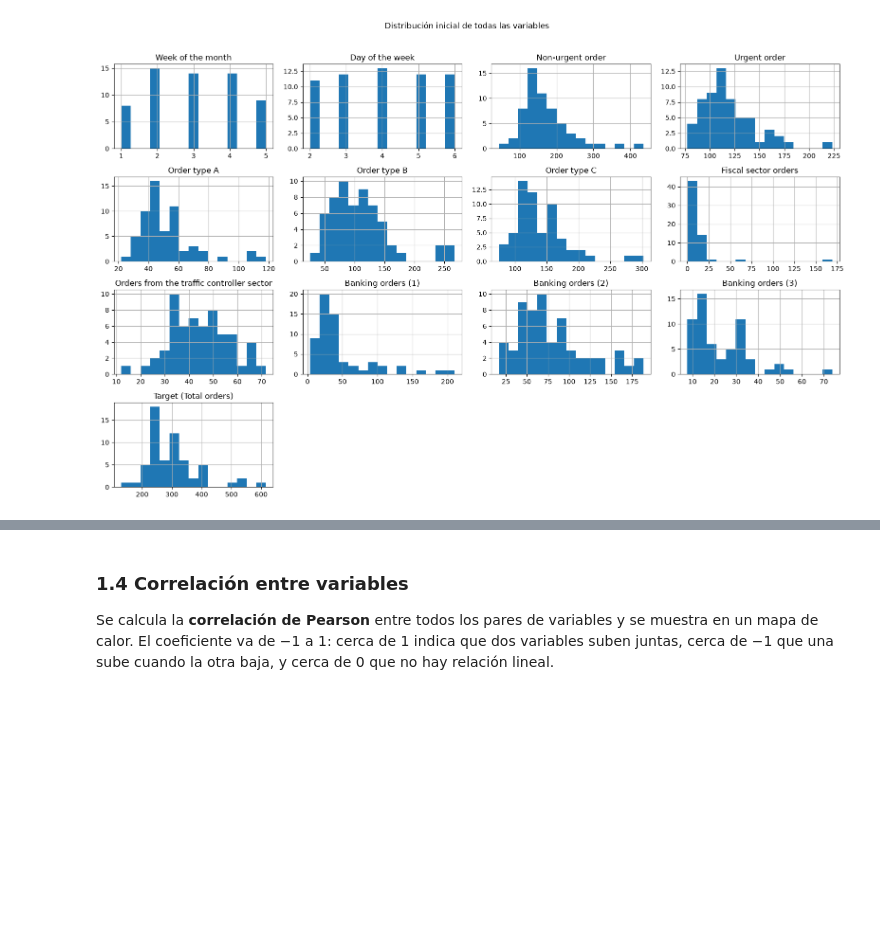
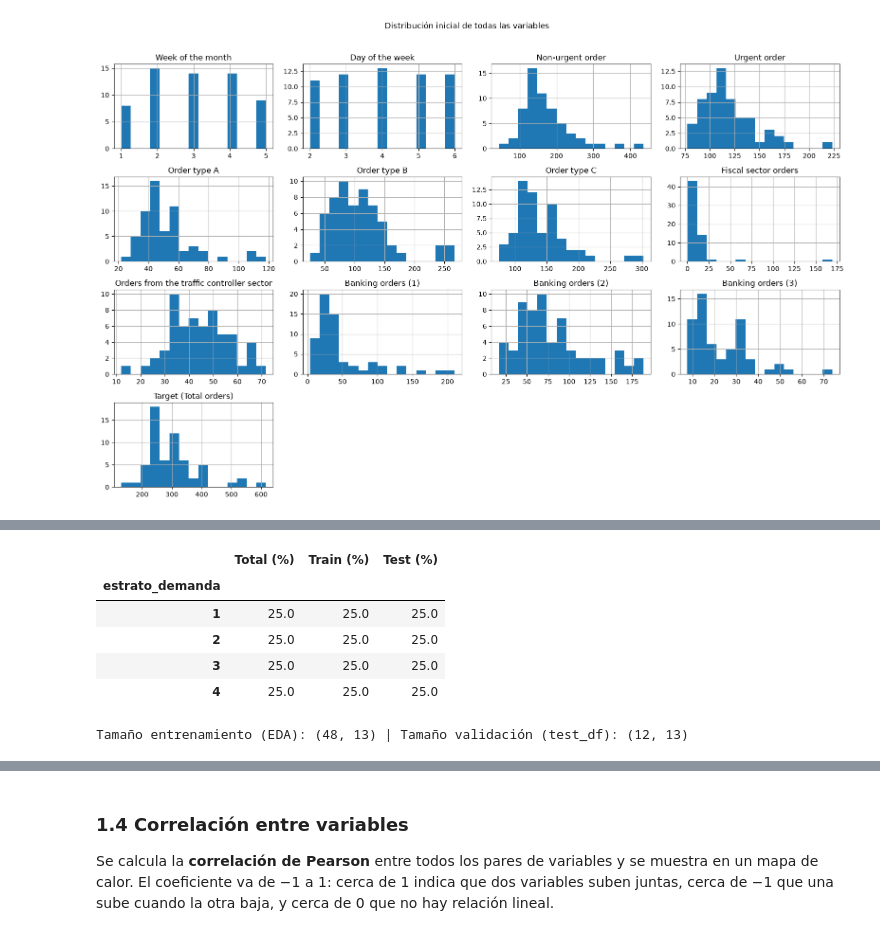
Before and after one commit to tdavidvergara/regresion-lineal-machine-learning, a Jupyter notebook: EDA_Regresion_Demanda.ipynb, the cells around one changed output, grey strips where cells are left out. Saved outputs shown, nothing was run; the diff lists cells and outputs as text; code cells hidden in the pictures; blank space fills up the shorter version.

```diff
--- a/EDA_Regresion_Demanda.ipynb
+++ b/EDA_Regresion_Demanda.ipynb
@@ -182,0 +181,37 @@ Estos valores extremos se analizan en la sección de outliers.
+# %%
+from sklearn.model_selection import train_test_split  # Función para dividir datos en entrenamiento y validación
+
+# Crea 4 categorías (cuartiles 1, 2, 3, 4) según el volumen de pedidos no urgentes para poder estratificar
+df["estrato_demanda"] = pd.qcut(df["Non-urgent order"], q=4, labels=[1, 2, 3, 4])
+
+# Divide el dataset: 80% entrenamiento (48 filas) y 20% validación (12 filas), manteniendo la proporción de cada estrato
+train_df, test_df = train_test_split(
+    df,
+    test_size=0.20,                   # Reserva el 20% de los datos para validación
+    stratify=df["estrato_demanda"],   # Obliga a repartir igual porcentaje de cada estrato en train y test
+    random_state=SEMILLA              # Usa nuestra semilla (42) para que la división sea siempre la misma
+)
+
+# Verifica en una tabla que las proporciones (%) de cada estrato quedaron idénticas en total, train y test
+comparar_estratos = pd.DataFrame({
+    "Total (%)": df["estrato_demanda"].value_counts(normalize=True) * 100,       # % en los 60 días
+    "Train (%)": train_df["estrato_demanda"].value_counts(normalize=True) * 100, # % en los 48 días de entrenamiento
+    "Test (%)":  test_df["estrato_demanda"].value_counts(normalize=True) * 100,  # % en los 12 días de validación
+}).sort_index()
+display(comparar_estratos.round(1))   # Muestra la tabla comparativa redondeada a 1 decimal
+
+# Elimina la columna temporal "estrato_demanda" de los tres DataFrames porque solo se usó para partir los datos
+df = df.drop(columns="estrato_demanda")
+train_df = train_df.drop(columns="estrato_demanda")
+test_df = test_df.drop(columns="estrato_demanda")
+
+eda = train_df.copy()  # Crea una copia solo del entrenamiento para hacer todo el EDA sin tocar validación
+print(f"Tamaño entrenamiento (EDA): {eda.shape} | Tamaño validación (test_df): {test_df.shape}")
+# %% [output]
+|  | Total (%) | Train (%) | Test (%) |
+| estrato_demanda |  |  |  |
+| 1 | 25.0 | 25.0 | 25.0 |
+| 2 | 25.0 | 25.0 | 25.0 |
+| 3 | 25.0 | 25.0 | 25.0 |
+| 4 | 25.0 | 25.0 | 25.0 |
+Tamaño entrenamiento (EDA): (48, 13) | Tamaño validación (test_df): (12, 13)
```
Also changed, not shown: parts of 11 cells of this notebook, 1 other file.
